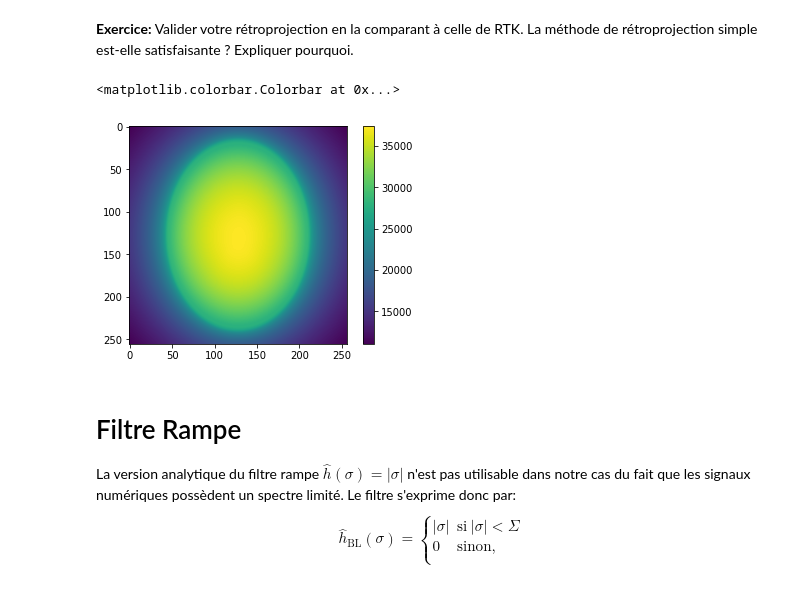
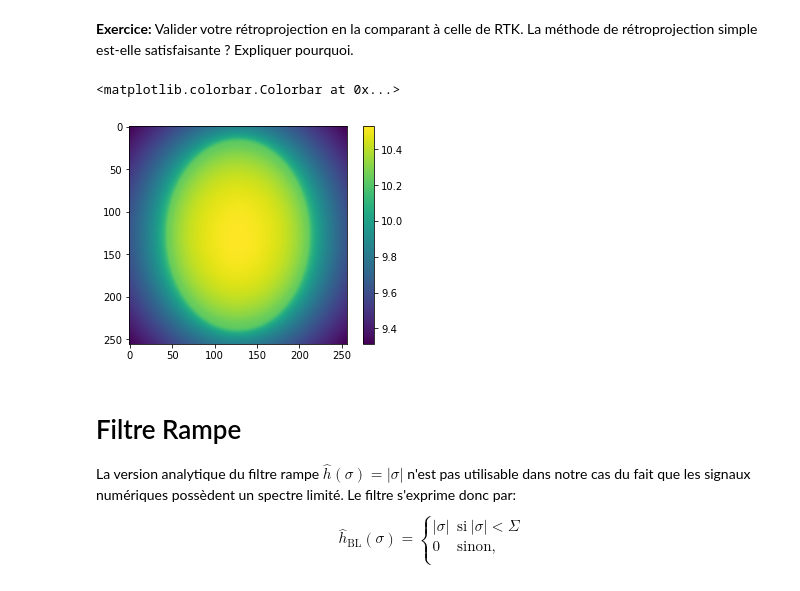
Before and after one commit to Guillaume0477/Tomographie, a Jupyter notebook: tp_tomo.ipynb, the cells around one changed output. Drawn from its saved outputs; the diff is of its cells as text; code cells hidden in the pictures.

```diff
--- a/tp_tomo.ipynb
+++ b/tp_tomo.ipynb
@@ -95,7 +95,7 @@ def RadonTransformSheppLogan(phideg):
 **Exercice:** Tracer le sinogramme en précisant $N_\phi$, le nombre d'angles choisi dans l'intervalle $[0°,180°[$
 # %%
 #Nombre d'angles à prendre en comtpe
-Nphi = 1000
+Nphi = 500
 #Création des différents angles
 phis = np.linspace(0,180, Nphi)
 #Création du sinnogramme
@@ -237,12 +236,12 @@ def BackprojectionRTK(phideg):
 # %%
 rtkRes = BackprojectionRTK(phis)
 
 plt.figure(1)
-plt.imshow(rtkRes)
+plt.imshow(np.log(rtkRes))
 plt.colorbar()
 # %% [output]
 <matplotlib.colorbar.Colorbar at 0x...>
-[figure, old version]
+[figure, new version]
 # %% [markdown]
 # Filtre Rampe
 La version analytique du filtre rampe $\hat h(\sigma)=|\sigma|$ n'est pas utilisable dans notre cas du fait que les signaux numériques possèdent un spectre limité. Le filtre s'exprime donc par:
```
Also changed, not shown: parts of 4 cells of this notebook.
